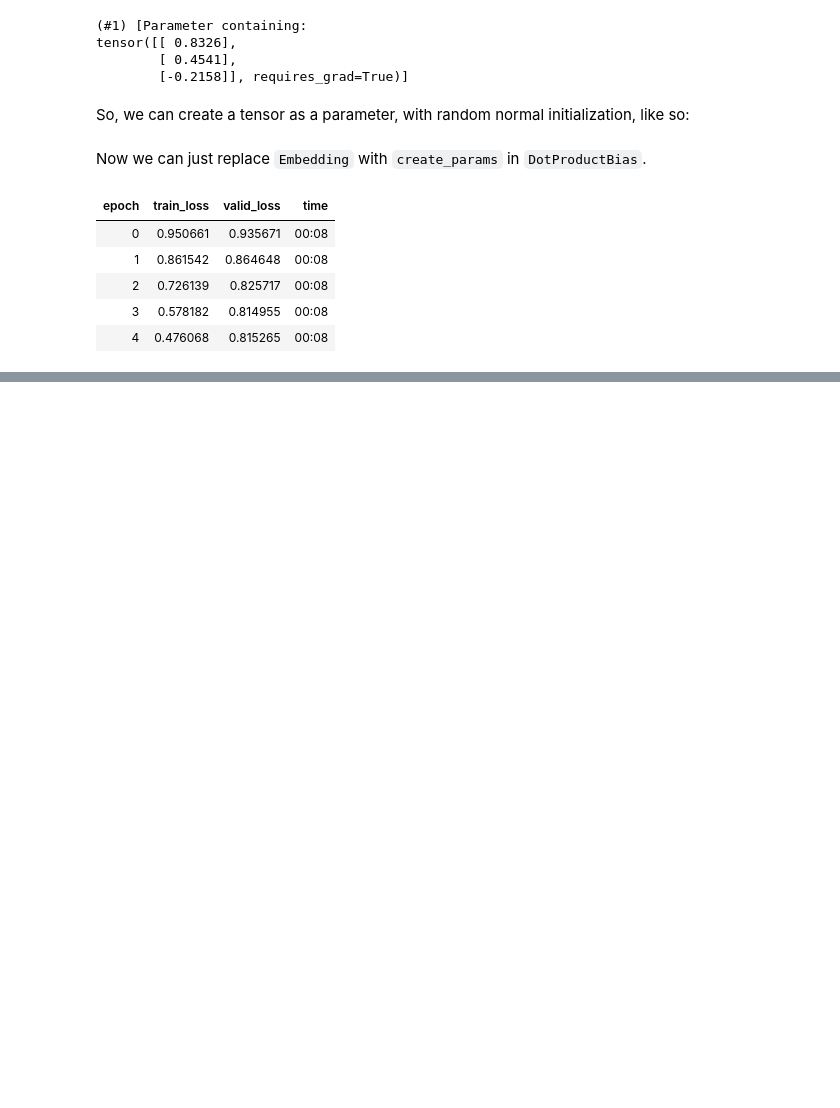
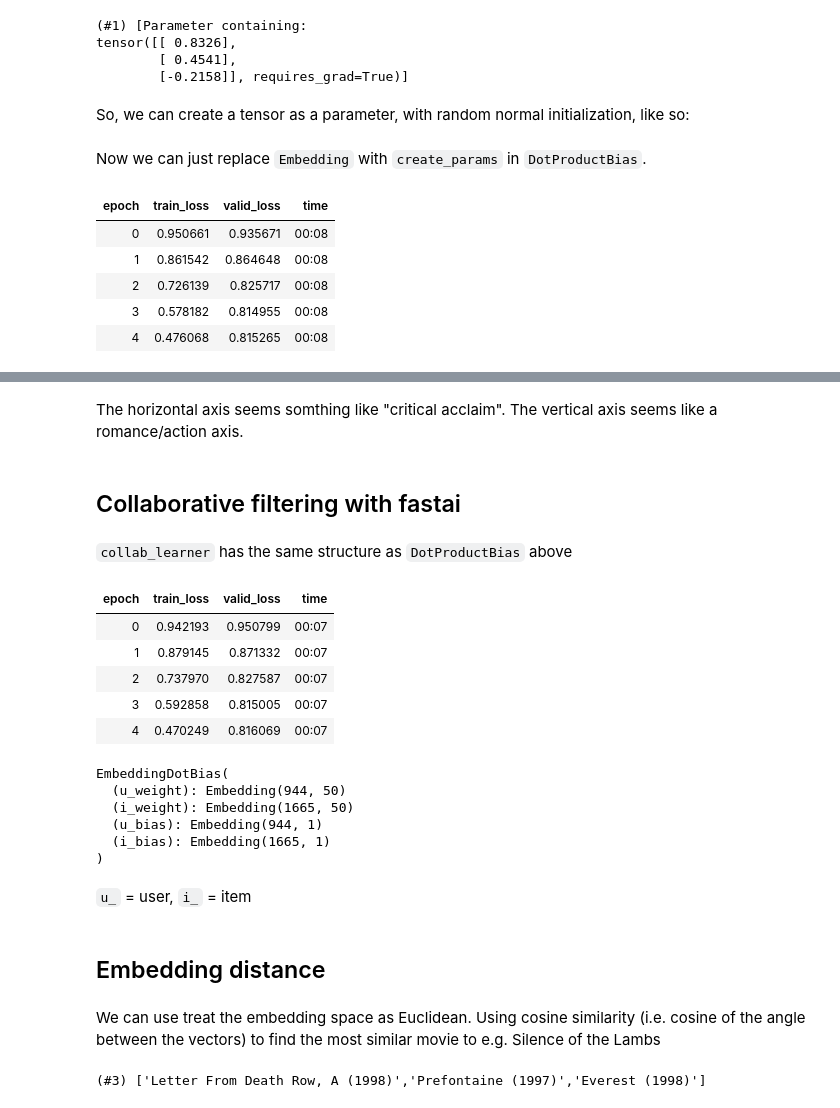
Before and after one commit to jaryaman/fastai-v4, a Jupyter notebook: notebooks/06-JA-collaborative-filtering.ipynb, the cells around one changed output, grey strips where cells are left out. Cells and saved outputs as stored; diff of their text form; code cells hidden in the pictures; blank space fills up the shorter version.

Commit message:
Finish collab filtering

```diff
--- a/notebooks/06-JA-collaborative-filtering.ipynb
+++ b/notebooks/06-JA-collaborative-filtering.ipynb
@@ -393,0 +441,39 @@ learn.fit_one_cycle(5, 5e-3, wd=0.1) # with weight decay
+# %% [markdown]
+The horizontal axis seems somthing like "critical acclaim". The vertical axis seems like a romance/action axis.
+# %% [markdown]
+## Collaborative filtering with fastai
+# %% [markdown]
+`collab_learner` has the same structure as `DotProductBias` above
+# %%
+learn = collab_learner(dls, n_factors=50, y_range=(0, 5.5))
+learn.fit_one_cycle(5, 5e-3, wd=0.1)
+# %% [output]
+| epoch | train_loss | valid_loss | time |
+| 0 | 0.942193 | 0.950799 | 00:07 |
+| 1 | 0.879145 | 0.871332 | 00:07 |
+| 2 | 0.737970 | 0.827587 | 00:07 |
+| 3 | 0.592858 | 0.815005 | 00:07 |
+| 4 | 0.470249 | 0.816069 | 00:07 |
+# %%
+learn.model
+# %% [output]
+EmbeddingDotBias(
+  (u_weight): Embedding(944, 50)
+  (i_weight): Embedding(1665, 50)
+  (u_bias): Embedding(944, 1)
+  (i_bias): Embedding(1665, 1)
+)
+# %% [markdown]
+`u_` = user, `i_` = item
+# %% [markdown]
+## Embedding distance
+# %% [markdown]
+We can use treat the embedding space as Euclidean. Using cosine similarity (i.e. cosine of the angle between the vectors) to find the most similar movie to e.g. Silence of the Lambs
+# %%
+movie_factors = learn.model.i_weight.weight
+idx = dls.classes['title'].o2i['Silence of the Lambs, The (1991)']
+distances = nn.CosineSimilarity(dim=1)(movie_factors, movie_factors[idx][None])
+idx = distances.argsort(descending=True)[1:4]
+dls.classes['title'][idx]
+# %% [output]
+(#3) ['Letter From Death Row, A (1998)','Prefontaine (1997)','Everest (1998)']
```
Also changed, not shown: parts of 20 cells of this notebook.
